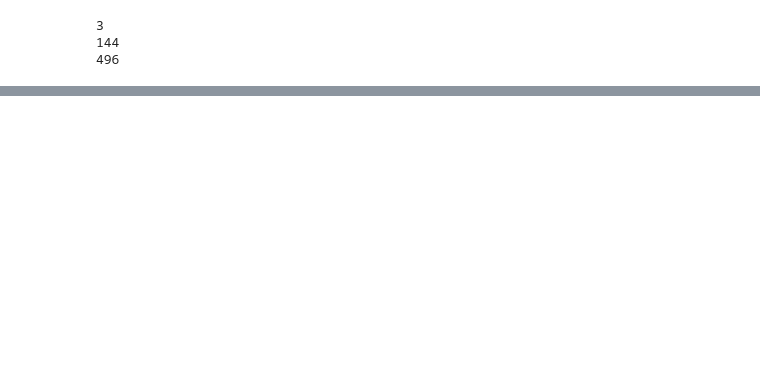
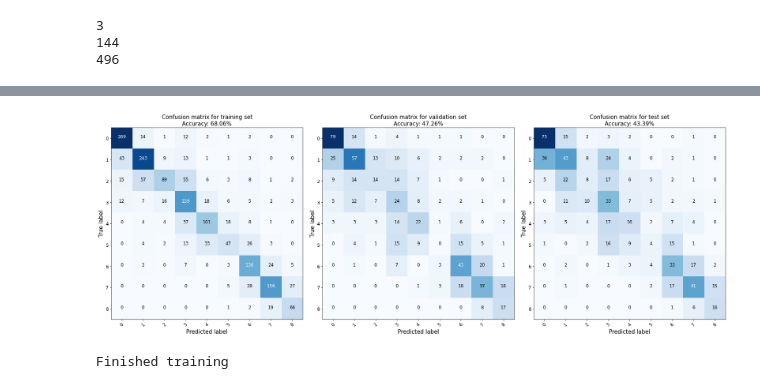
Before and after one commit to SpilmesterMurtin/Deep-Learning-Project---Determine-Lodging-Scores-Using-Convolutional-Neural-Neetwork, a Jupyter notebook: LoadAndMatch.ipynb, the cells around one changed output, grey strips where cells are left out. Cells and saved outputs as stored; diff of their text form; code cells hidden in the pictures; blank space fills up the shorter version.

```diff
--- a/LoadAndMatch.ipynb
+++ b/LoadAndMatch.ipynb
@@ -443,9 +443,9 @@ class NeuralNetwork(nn.Module):
 #%%capture output
 done=False
 learning_rates = [0.001]
-patience_values = [8]
-weight_decay_values =[5e-4]
-message = "Momentum_0.4x2"
+patience_values = [15]
+weight_decay_values =[0]
+message = "Momentum_0.4x2_noaug"
 
 # Set the number of epochs
 num_epochs = 120
@@ -567,3 +571,5 @@ start
+[figure, added]
+Finished training
 # %%
 if done:
 	output.show() # displays captured output
```
Also changed, not shown: parts of 7 cells of this notebook.
